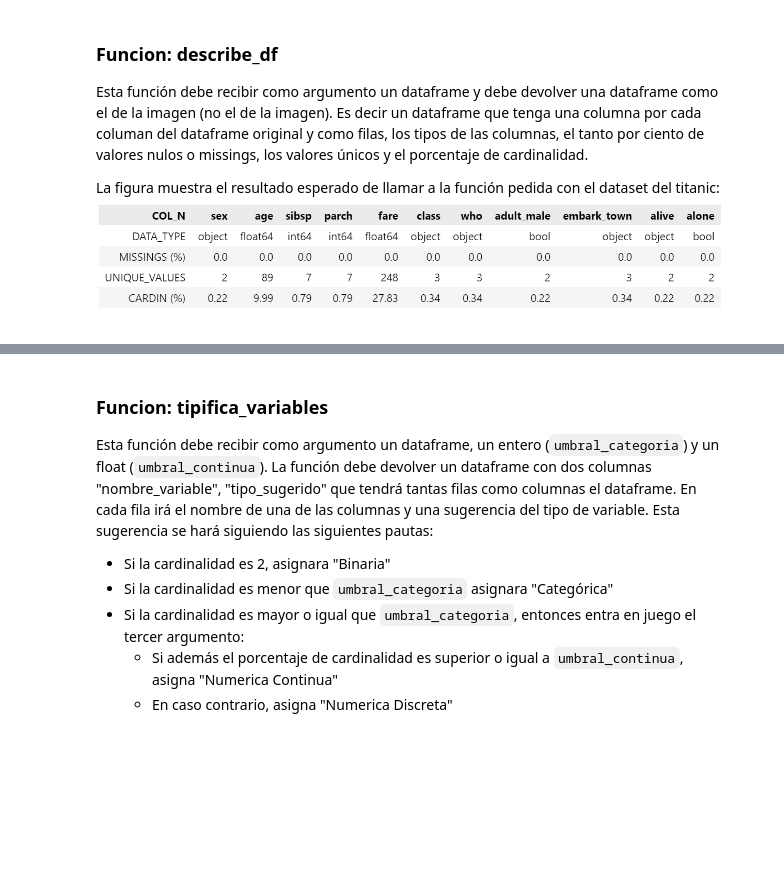
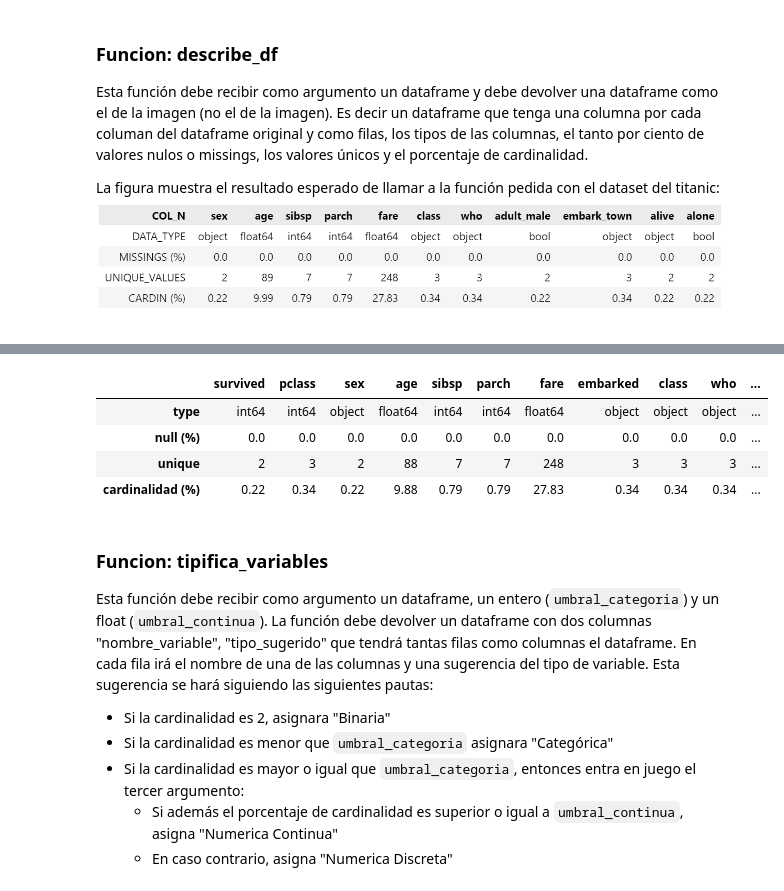
Before and after one commit to 94gema/TOOLBOX_THEBRIDGE, a Jupyter notebook: Team_Challenge_ToolBox_Iv2.ipynb, the cells around one changed output, grey strips where cells are left out. Drawn from its saved outputs; the diff is of its cells as text; code cells hidden in the pictures; blank space fills up the shorter version.

```diff
--- a/Team_Challenge_ToolBox_Iv2.ipynb
+++ b/Team_Challenge_ToolBox_Iv2.ipynb
@@ -58,6 +76,6 @@ La figura muestra el resultado esperado de llamar a la función pedida con el da
 # %%
 def describe_df(df):
- """
+     """
     Descripción breve de lo que hace la función.
 
     Argumentos:
@@ -66,26 +84,33 @@ def describe_df(df):
     Retorna:
     tipo (DataFrame): una dataframe como el de la imagen (1. tipo dato columa, 2.nulos (%), 3.valores únicos, 4.cardinalildad (%))
      """
+
+     for col in df[df.columns]:
+          # 1.almacenamos la información necesaria
+          describe = {
+               'type': df.dtypes,  # 1.Tipo de dato por columna
+               'null (%)': df[col].isnull().mean() * 100,  # 2.valores nulos (%)
+               'unique': df.nunique(),  # 3.valores únicos
+               'cardinalidad (%)': (df.nunique() / len(df)) * 100  # 4.Cardinalidad (%)
+               }
+
+     #2.Creamos un DF
+     describe_df = pd.DataFrame(describe)
+
+     # 3.Redondear los porcentajes
+     describe_df['null (%)'] = describe_df['null (%)'].round(2)
+     describe_df['cardinalidad (%)'] = describe_df['cardinalidad (%)'].round(2)
+
+     #4. Devolver de manera transpuesta (columnas sean filas)
+     return describe_df.T
-# %%
-def describe_df(df):
-
- # 1.almacenamos la información necesaria
-describe = {
-        'type': df.dtype,  # 1.Tipo de dato por columna
-        'null (%)': df_titanic[col].df.isnull().mean() * 100,  # 2.valores nulos (%)
-        'unique': df.nunique(),  # 3.valores únicos
-        'cardinalidad (%)': (df.nunique() / total_rows) * 100  # 4.Cardinalidad (%)
-    })
-
- #2.Creamos un DF
-describe_df = pd.DataFrame(describe)
-
- # 3.Redondear los porcentajes
-    describe_df['null'] = describe_df['null'].round(2)
-    describe_df['cardinalidad'] = describe_df['cardinalidad (%)'].round(2)
-
- #4. Devolver de manera transpuesta (columnas sean filas)
-  return describe_df.T
+# %%
+describe_df(df)
+# %% [output]
+|  | survived | pclass | sex | age | sibsp | parch | fare | embarked | class | who | ... |
+| type | int64 | int64 | object | float64 | int64 | int64 | float64 | object | object | object | ... |
+| null (%) | 0.0 | 0.0 | 0.0 | 0.0 | 0.0 | 0.0 | 0.0 | 0.0 | 0.0 | 0.0 | ... |
+| unique | 2 | 3 | 2 | 88 | 7 | 7 | 248 | 3 | 3 | 3 | ... |
+| cardinalidad (%) | 0.22 | 0.34 | 0.22 | 9.88 | 0.79 | 0.79 | 27.83 | 0.34 | 0.34 | 0.34 | ... |
 # %% [markdown]
 ### Funcion: tipifica_variables
 
```
Also changed, not shown: parts of 11 cells of this notebook.
